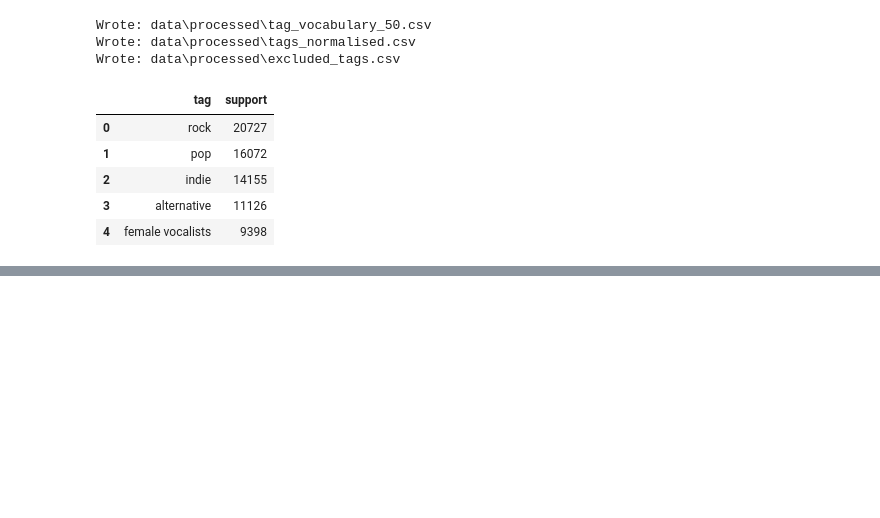
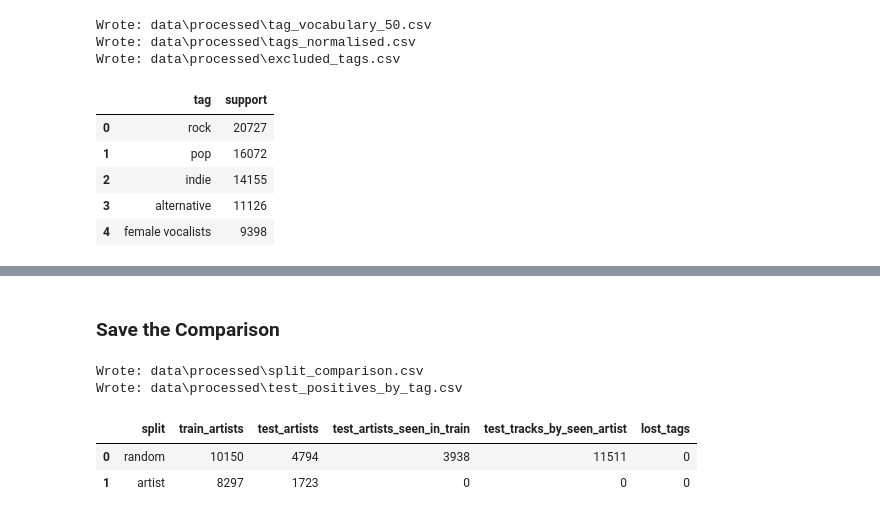
Before and after one commit to ntdai95/CSC575-Final-Project, a Jupyter notebook: data_preparation.ipynb, the cells around one changed output, grey strips where cells are left out. Drawn from its saved outputs; the diff is of its cells as text; code cells hidden in the pictures; blank space fills up the shorter version.

Commit message:
completed comparing the splits on artist coverage and lost test positives

```diff
--- a/data_preparation.ipynb
+++ b/data_preparation.ipynb
@@ -177,11 +177,14 @@ for track_id in tables["information"]["id"]:
     raw = path.read_text(encoding="utf-8", errors="replace")
     structured = clean_lines(raw)
     flat = flatten(raw)
+    n_lines = 0
+    if structured != "":
+        n_lines = structured.count("\n") + 1
     records.append({
         "id": track_id,
         "n_chars_raw": len(raw),
         "n_chars_clean": len(structured),
-        "n_lines": structured.count("\n") + 1,
+        "n_lines": n_lines,
         "n_words": len(flat.split()),
         "fingerprint": hashlib.sha1(flat.encode("utf-8")).hexdigest(),
     })
@@ -330,7 +333,8 @@ for track_id in clean["id"]:
     track_tags[track_id] = tags_here
 
 raw_count = set()
-for value in raw_tags:
+for track_id in clean["id"]:
+    value = raw_tags.get(track_id)
     if isinstance(value, str):
         for tag in value.split(","):
             if tag.strip() != "":
@@ -341,7 +345,12 @@ for track_id in track_tags:
     for tag in track_tags[track_id]:
         normalised_count.add(tag)
 
+no_tags = 0
+for track_id in track_tags:
+    if len(track_tags[track_id]) == 0:
+        no_tags = no_tags + 1
+
 print("Unique tags before:", len(raw_count))
 print("Unique tags after:", len(normalised_count))
-print("Tracks with no tags:", sum(1 for t in track_tags if len(track_tags[t]) == 0))
+print("Tracks with no tags:", no_tags)
 # %% [output]
@@ -645,0 +823,34 @@ per_tag.head()
+# %% [markdown]
+### Save the Comparison
+# %%
+coverage_rows = []
+for name in ["random", "artist"]:
+    if name == "random":
+        split_map = random_split
+        lost = random_lost
+    else:
+        split_map = artist_split
+        lost = artist_lost
+    train_artists, test_artists, seen, tracks_by_seen = artist_coverage(split_map)
+    coverage_rows.append({
+        "split": name,
+        "train_artists": len(train_artists),
+        "test_artists": len(test_artists),
+        "test_artists_seen_in_train": len(seen),
+        "test_tracks_by_seen_artist": tracks_by_seen,
+        "lost_tags": len(lost),
+    })
+
+coverage_frame = pd.DataFrame(coverage_rows)
+coverage_frame.to_csv(out_dir / "split_comparison.csv", index=False)
+tag_frame.to_csv(out_dir / "test_positives_by_tag.csv", index=False)
+
+print("Wrote:", out_dir / "split_comparison.csv")
+print("Wrote:", out_dir / "test_positives_by_tag.csv")
+coverage_frame
+# %% [output]
+Wrote: data\processed\split_comparison.csv
+Wrote: data\processed\test_positives_by_tag.csv
+|  | split | train_artists | test_artists | test_artists_seen_in_train | test_tracks_by_seen_artist | lost_tags |
+| 0 | random | 10150 | 4794 | 3938 | 11511 | 0 |
+| 1 | artist | 8297 | 1723 | 0 | 0 | 0 |
```
Also changed, not shown: parts of 26 cells of this notebook, 2 other files.
